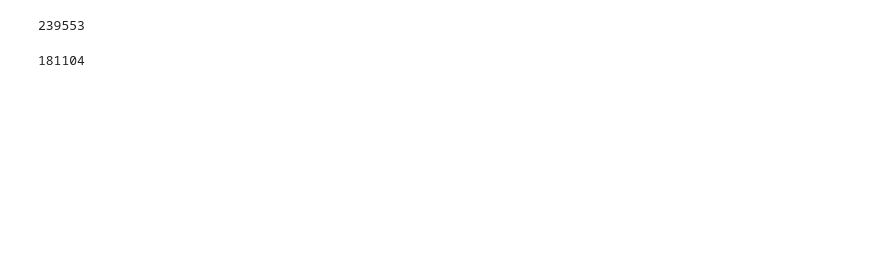
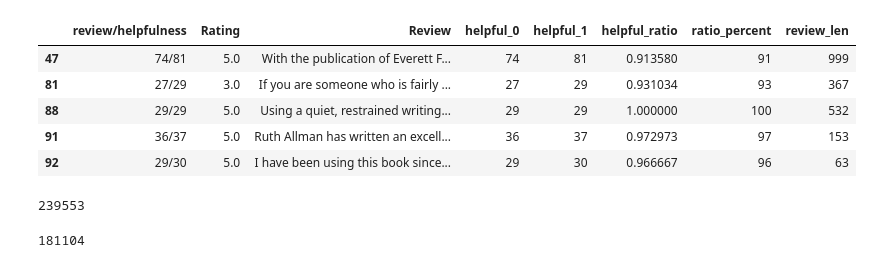
Before and after one commit to bakenq/ASAI, a Jupyter notebook: Notebooks/DistilBERT_pretrained.ipynb, the cells around one changed output. Saved outputs shown, nothing was run; the diff lists cells and outputs as text; code cells hidden in the pictures; blank space fills up the shorter version.

```diff
--- a/Notebooks/DistilBERT_pretrained.ipynb
+++ b/Notebooks/DistilBERT_pretrained.ipynb
@@ -93,6 +95,15 @@ df.drop(['Id', 'Title', 'Price', 'User_id', 'profileName', 'review/time', 'revie
 df = df.rename(columns={"review/text":"Review","review/score": "Rating"})
 
 df['review_len'] = [len(text.split()) for text in df.Review]
+# %%
+df.head()
+# %% [output]
+|  | review/helpfulness | Rating | Review | helpful_0 | helpful_1 | helpful_ratio | ratio_percent | review_len |
+| 47 | 74/81 | 5.0 | With the publication of Everett F... | 74 | 81 | 0.913580 | 91 | 999 |
+| 81 | 27/29 | 3.0 | If you are someone who is fairly ... | 27 | 29 | 0.931034 | 93 | 367 |
+| 88 | 29/29 | 5.0 | Using a quiet, restrained writing... | 29 | 29 | 1.000000 | 100 | 532 |
+| 91 | 36/37 | 5.0 | Ruth Allman has written an excell... | 36 | 37 | 0.972973 | 97 | 153 |
+| 92 | 29/30 | 5.0 | I have been using this book since... | 29 | 30 | 0.966667 | 96 | 63 |
 # %%
 len(df)
 # %% [output]
```
Also changed, not shown: parts of 4 cells of this notebook, 2 other files.
